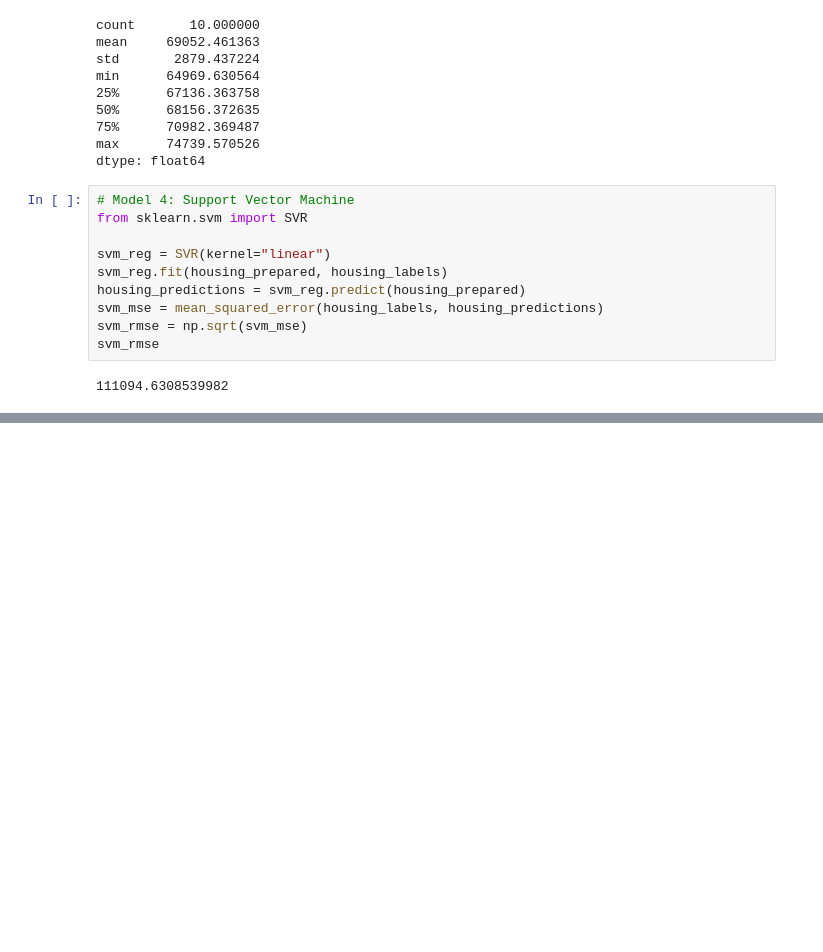
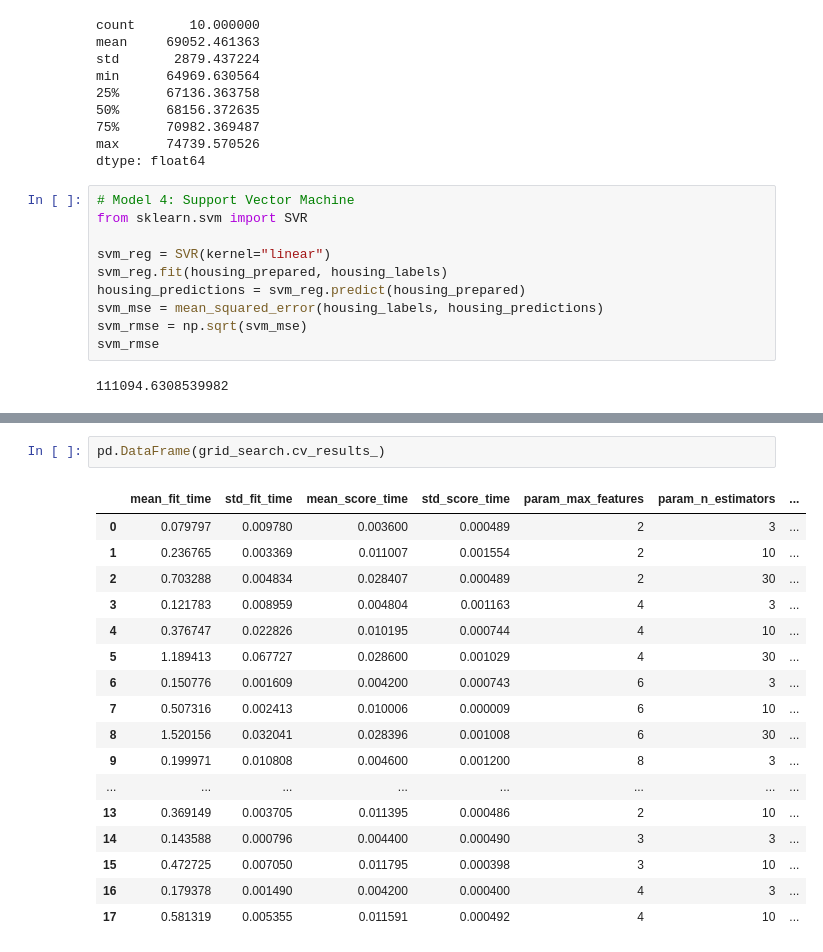
Before and after one commit to skyeoh/geron-2017, a Jupyter notebook: lessons/chapter_2/chapter_2.ipynb, the cells around one changed output, grey strips where cells are left out. Saved outputs shown, nothing was run; the diff lists cells and outputs as text; blank space fills up the shorter version.

```diff
--- a/lessons/chapter_2/chapter_2.ipynb
+++ b/lessons/chapter_2/chapter_2.ipynb
@@ -820,0 +906,20 @@ svm_rmse
+# %%
+pd.DataFrame(grid_search.cv_results_)
+# %% [output]
+|  | mean_fit_time | std_fit_time | mean_score_time | std_score_time | param_max_features | param_n_estimators | ... |
+| 0 | 0.079797 | 0.009780 | 0.003600 | 0.000489 | 2 | 3 | ... |
+| 1 | 0.236765 | 0.003369 | 0.011007 | 0.001554 | 2 | 10 | ... |
+| 2 | 0.703288 | 0.004834 | 0.028407 | 0.000489 | 2 | 30 | ... |
+| 3 | 0.121783 | 0.008959 | 0.004804 | 0.001163 | 4 | 3 | ... |
+| 4 | 0.376747 | 0.022826 | 0.010195 | 0.000744 | 4 | 10 | ... |
+| 5 | 1.189413 | 0.067727 | 0.028600 | 0.001029 | 4 | 30 | ... |
+| 6 | 0.150776 | 0.001609 | 0.004200 | 0.000743 | 6 | 3 | ... |
+| 7 | 0.507316 | 0.002413 | 0.010006 | 0.000009 | 6 | 10 | ... |
+| 8 | 1.520156 | 0.032041 | 0.028396 | 0.001008 | 6 | 30 | ... |
+| 9 | 0.199971 | 0.010808 | 0.004600 | 0.001200 | 8 | 3 | ... |
+| ... | ... | ... | ... | ... | ... | ... | ... |
+| 13 | 0.369149 | 0.003705 | 0.011395 | 0.000486 | 2 | 10 | ... |
+| 14 | 0.143588 | 0.000796 | 0.004400 | 0.000490 | 3 | 3 | ... |
+| 15 | 0.472725 | 0.007050 | 0.011795 | 0.000398 | 3 | 10 | ... |
+| 16 | 0.179378 | 0.001490 | 0.004200 | 0.000400 | 4 | 3 | ... |
+| 17 | 0.581319 | 0.005355 | 0.011591 | 0.000492 | 4 | 10 | ... |
```
Also changed, not shown: parts of 17 cells of this notebook.
